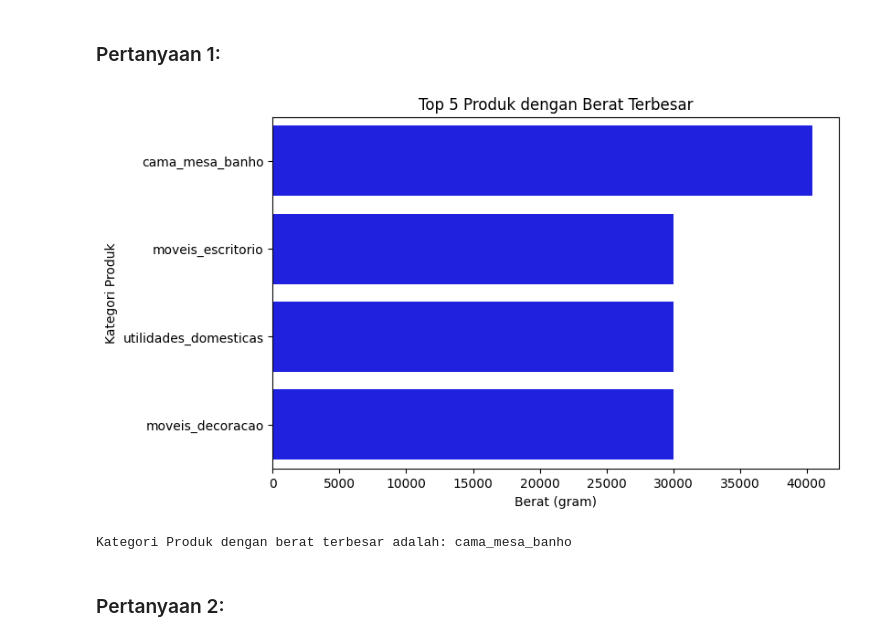
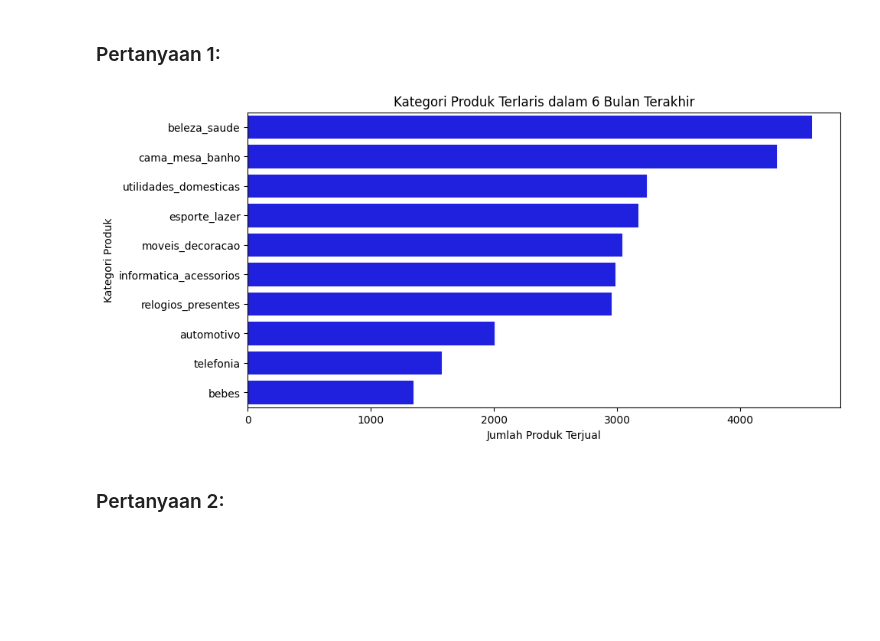
Before and after one commit to dimas-k/latihan-visualisasi-data, a Jupyter notebook: notebook.ipynb, the cells around one changed output. Cells and saved outputs as stored; diff of their text form; code cells hidden in the pictures; blank space fills up the shorter version.

```diff
--- a/notebook.ipynb
+++ b/notebook.ipynb
@@ -107,3 +152,14 @@ dtype: int64
+# %%
+products_df = products_df.dropna()
+order_items_df = order_items_df.dropna()
+orders_df = orders_df.dropna()
+
+products_df = products_df.drop_duplicates()
+order_items_df = order_items_df.drop_duplicates()
+orders_df = orders_df.drop_duplicates()
+
+
+orders_df['order_purchase_timestamp'] = pd.to_datetime(orders_df['order_purchase_timestamp'])
 # %% [markdown]
 **Insight:**
 - Missing values pada product_weight_g sudah diisi dengan median agar distribusi tetap stabil.
@@ -193,29 +385,24 @@ max                  76.00                     3992.00               20.00
 ## Visualization & Explanatory Analysis
 # %% [markdown]
 ### Pertanyaan 1:
-# %%
-
-import matplotlib.pyplot as plt
-import seaborn as sns
-
-produk_terberat = data.nlargest(5, "product_weight_g")
-
-plt.figure(figsize=(8, 5))
-sns.barplot(
-    x="product_weight_g",
-    y="product_category_name",
-    data=produk_terberat,
-    color='blue',
-    dodge=False
-)
-plt.title("Top 5 Produk dengan Berat Terbesar")
-plt.xlabel("Berat (gram)")
-plt.ylabel("Kategori Produk")
-plt.show()
-
-print("Kategori Produk dengan berat terbesar adalah:", produk_terberat.iloc[0]["product_category_name"])
-# %% [output]
-[figure, removed]
-Kategori Produk dengan berat terbesar adalah: cama_mesa_banho
+# %%
+orders_df['order_purchase_timestamp'] = pd.to_datetime(orders_df['order_purchase_timestamp'])
+
+six_months_ago = orders_df['order_purchase_timestamp'].max() - pd.DateOffset(months=6)
+recent_orders_df = orders_df[orders_df['order_purchase_timestamp'] >= six_months_ago]
+
+recent_order_items = order_items_df.merge(recent_orders_df[['order_id']], on='order_id')
+recent_sales = recent_order_items.merge(products_df[['product_id', 'product_category_name']], on='product_id', how='left')
+
+category_sales = recent_sales.groupby('product_category_name')['order_id'].count().sort_values(ascending=False).head(10)
+
+fig, ax = plt.subplots(figsize=(10, 5))
+sns.barplot(x=category_sales.values, y=category_sales.index, ax=ax, color="blue", errorbar=None)
+ax.set_xlabel("Jumlah Produk Terjual")
+ax.set_ylabel("Kategori Produk")
+ax.set_title("Kategori Produk Terlaris dalam 6 Bulan Terakhir")
+plt.show()
+# %% [output]
+[figure, added]
 # %% [markdown]
 ### Pertanyaan 2:
```
Also changed, not shown: parts of 32 cells of this notebook, 6 other files.
